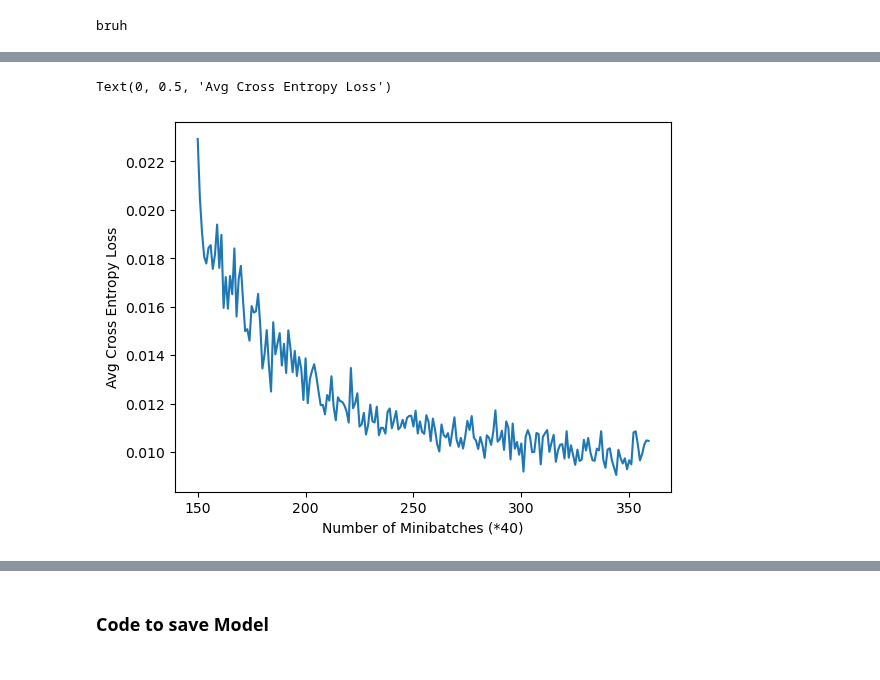
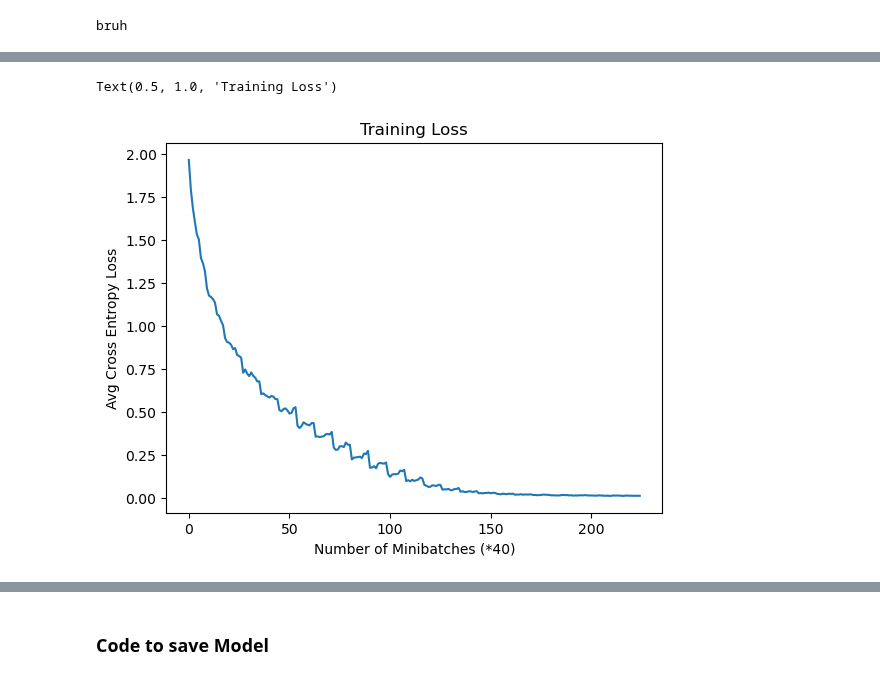
Before and after one commit to MARCI-UTK/EDS4AI, a Jupyter notebook: CNN.ipynb, the cells around one changed output, grey strips where cells are left out. Saved outputs shown, nothing was run; the diff lists cells and outputs as text; code cells hidden in the pictures.

```diff
--- a/CNN.ipynb
+++ b/CNN.ipynb
@@ -242,7 +260,20 @@ criterion = nn.CrossEntropyLoss()
 optimizer = torch.optim.SGD(model.parameters(), lr=0.05, weight_decay=0.001)
 scheduler = StepLR(optimizer, step_size=1, gamma=0.97)
 # %%
-for epoch in range(40):  # loop over the dataset multiple times
+epoch_number = 25
+
+
+
+
+epoch_list = []
+minibatch_number_list = []
+loss_list = []
+
+test_accuracy_list = []
+epoch_range_list = list(range(epoch_number))
+
+
+for epoch in range(epoch_number):  # loop over the dataset multiple times
 
     running_loss = 0.0
 
@@ -278,5 +309,8 @@ for epoch in range(40):  # loop over the dataset multiple times
 
     scheduler.step()
 
+    test_accuracy_list.append(calculate_accuracy(model, testloader))
+
+
 print('Finished Training')
 # %% [output]
@@ -300,11 +334,12 @@ Finished Training
 # %%
 dic = {'losses':loss_list, 'epoch':epoch_list, "batch":minibatch_number_list}
 df = pd.DataFrame(data=dic)
-df = df[150:]
+#df = df[150:]
 
 p = sns.lineplot(data=df, x=df.index, y='losses')
 p.set_xlabel("Number of Minibatches (*40)")
 p.set_ylabel("Avg Cross Entropy Loss")
+p.set_title("Training Loss")
 # %% [output]
-Text(0, 0.5, 'Avg Cross Entropy Loss')
+Text(0.5, 1.0, 'Training Loss')
-[figure, old version]
+[figure, new version]
```
Also changed, not shown: parts of 11 cells of this notebook.
